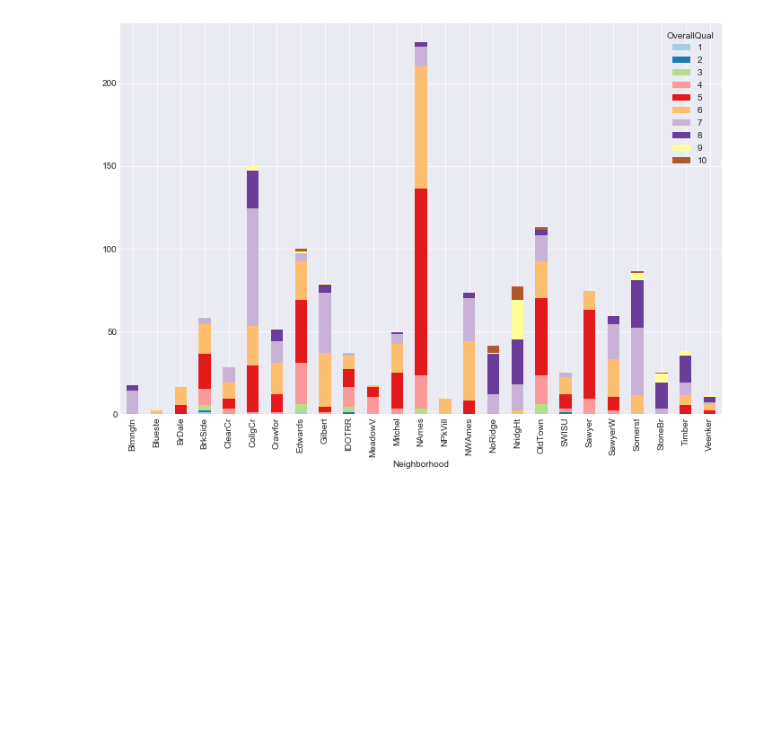
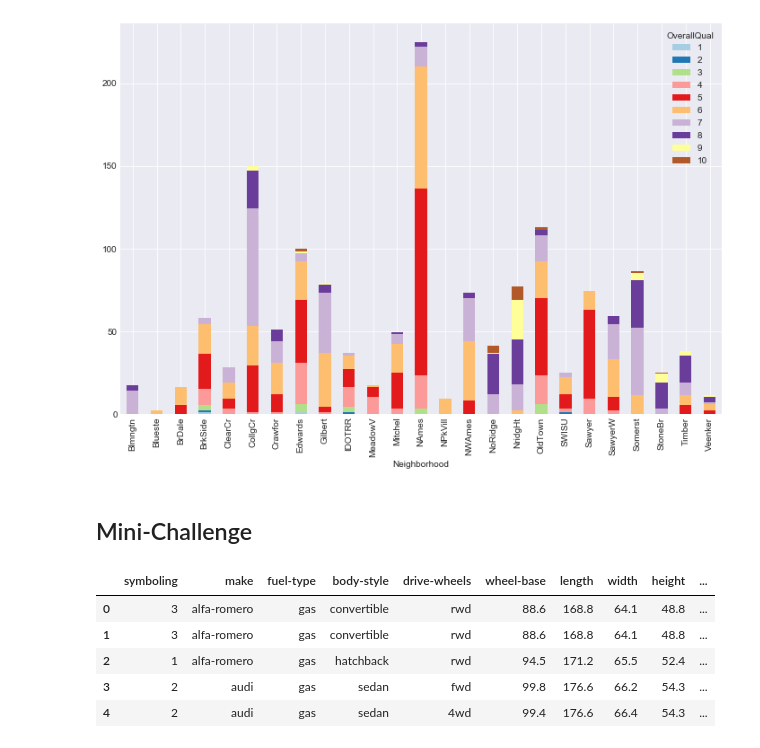
Before and after one commit to BayanSchool/DataScienceSchoolBeginner, a Jupyter notebook: notebooks/5.Exploratory_Data_Analysis.ipynb, the cells around one changed output. Cells and saved outputs as stored; diff of their text form; code cells hidden in the pictures; blank space fills up the shorter version.

```diff
--- a/notebooks/5.Exploratory_Data_Analysis.ipynb
+++ b/notebooks/5.Exploratory_Data_Analysis.ipynb
@@ -554,3 +554,20 @@ crosstab.plot(kind="bar", figsize=(12,8), stacked=True, colormap='Paired')
 # %% [output]
 <matplotlib.axes._subplots.AxesSubplot at 0x...>
 [figure]
+# %% [markdown]
+
+##  Mini-Challenge
+# %%
+import pandas as pd
+import numpy as np
+
+#Target variable is the price of the car
+df = pd.read_csv('../data/Automobile_data.csv')
+df.head()
+# %% [output]
+|  | symboling | make | fuel-type | body-style | drive-wheels | wheel-base | length | width | height | ... |
+| 0 | 3 | alfa-romero | gas | convertible | rwd | 88.6 | 168.8 | 64.1 | 48.8 | ... |
+| 1 | 3 | alfa-romero | gas | convertible | rwd | 88.6 | 168.8 | 64.1 | 48.8 | ... |
+| 2 | 1 | alfa-romero | gas | hatchback | rwd | 94.5 | 171.2 | 65.5 | 52.4 | ... |
+| 3 | 2 | audi | gas | sedan | fwd | 99.8 | 176.6 | 66.2 | 54.3 | ... |
+| 4 | 2 | audi | gas | sedan | 4wd | 99.4 | 176.6 | 66.4 | 54.3 | ... |
```
Also changed, not shown: parts of 7 cells of this notebook, 47 other files.
